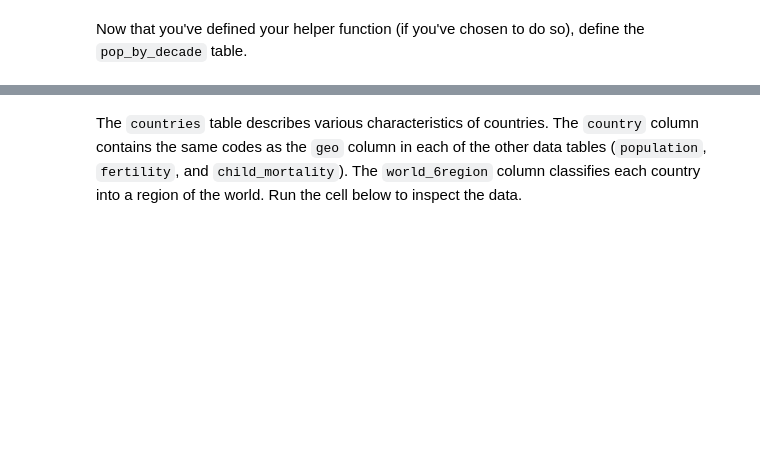
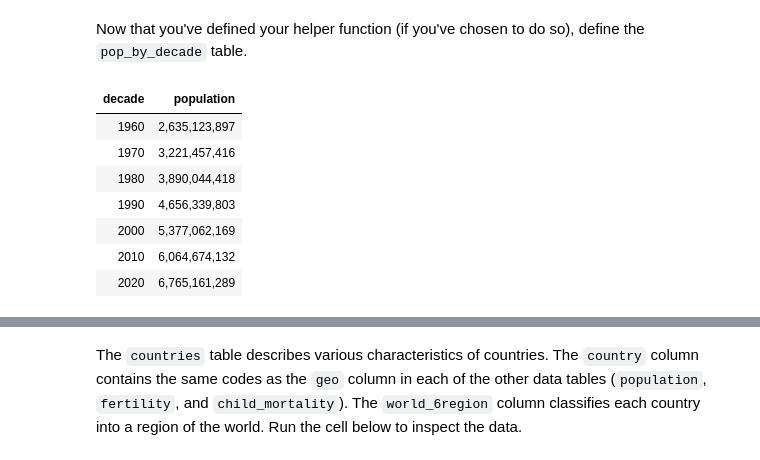
Before and after one commit to cblack-3/cblack-DA-Fall-Intro, a Jupyter notebook: Project 1/project1.ipynb, the cells around one changed output, grey strips where cells are left out. Cells and saved outputs as stored; diff of their text form; code cells hidden in the pictures; blank space fills up the shorter version.

```diff
--- a/Project 1/project1.ipynb
+++ b/Project 1/project1.ipynb
@@ -446,6 +456,6 @@ This first test is just a sanity check for your helper function if you choose to
 # %%
 def pop_for_year(year):
     """Return the total population for the specified year."""
-    ...
+    return sum(stats_for_year(year).column('population_total'))
 # %%
 grader.check("q1_12_0")
@@ -454,7 +466,16 @@ Now that you've defined your helper function (if you've chosen to do so), define
 # %%
 decades = Table().with_column('decade', np.arange(1960, 2021, 10))
 
-pop_by_decade = ...
+pop_by_decade = decades.with_column('population', decades.apply(pop_for_year, 'decade'))
 pop_by_decade.set_format(1, NumberFormatter)
+# %% [output]
+| decade | population |
+| 1960 | 2,635,123,897 |
+| 1970 | 3,221,457,416 |
+| 1980 | 3,890,044,418 |
+| 1990 | 4,656,339,803 |
+| 2000 | 5,377,062,169 |
+| 2010 | 6,064,674,132 |
+| 2020 | 6,765,161,289 |
 # %%
 grader.check("q1_12")
```
Also changed, not shown: parts of 13 cells of this notebook, 1 other file.
